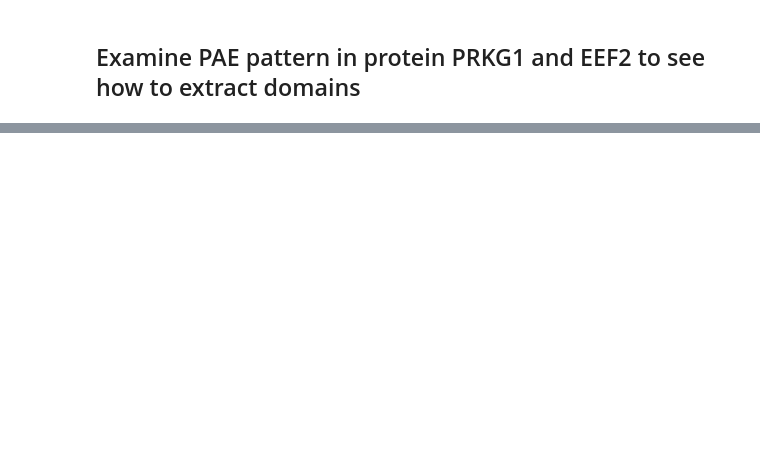
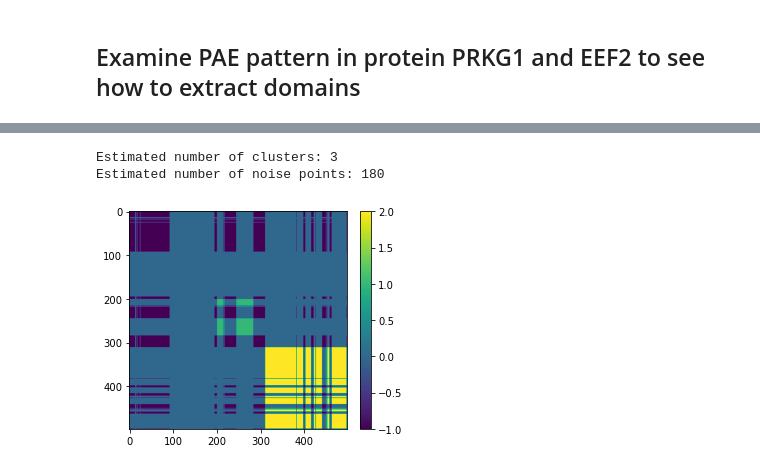
Before and after one commit to epenning/crosslinking, a Jupyter notebook: compare_crosslinks.ipynb, the cells around one changed output, grey strips where cells are left out. Saved outputs shown, nothing was run; the diff lists cells and outputs as text; code cells hidden in the pictures; blank space fills up the shorter version.

```diff
--- a/compare_crosslinks.ipynb
+++ b/compare_crosslinks.ipynb
@@ -182,6 +141,8 @@ intra_XL_counts[intra_XL_counts['af_relaxed_XL_count'].notnull()]
 # %%
 import matplotlib.pyplot as plt
 import matplotlib.colors as colors
+from sklearn.cluster import KMeans
+
 
 def plot_plddt(protein):
     sanitized_protein = sanitize_protein(protein)
@@ -197,7 +158,25 @@ def plot_plddt(protein):
     plt.ylabel('pLDDT')
 
 
-def plot_pae(protein, xl_thresholds):
+def display_clusters(labels):
+    # Number of clusters in labels, ignoring noise if present.
+    n_clusters_ = len(set(labels)) - (1 if -1 in labels else 0)
+    n_noise_ = list(labels).count(-1)
+
+    print("Estimated number of clusters: %d" % n_clusters_)
+    print("Estimated number of noise points: %d" % n_noise_)
+
+    clusters_df = pd.DataFrame([[a if a == b else 0 for b in labels] for a in labels])
+    plt.imshow(clusters_df)
+    plt.colorbar(fraction=0.046, pad=0.04)
+
+
+def predict_and_display_clusters(pae, n_clusters):
+    predicted = KMeans(n_clusters=n_clusters).fit(pae)
+
+    display_clusters(predicted.labels_)
+
+def plot_pae(protein, xl_thresholds, n_clusters):
     sanitized_protein = sanitize_protein(protein)
 
     results = pd.read_pickle('pae/' + sanitized_protein + PAE_PKL_SUFFIX)
@@ -212,19 +191,24 @@ def plot_pae(protein, xl_thresholds):
     subplot_index = 1
 
     for xl_threshold in xl_thresholds:
-        plt.subplot(1, len(xl_thresholds), subplot_index)
+        plt.subplot(1, len(xl_thresholds) + 1, subplot_index)
         subplot_index += 1
 
         protein_xls_agreed = protein_xls[protein_xls['af_distance'] <= xl_threshold]
         protein_xls_missed = protein_xls[protein_xls['af_distance'] > xl_threshold]
 
         # plt.subplot(1, 2, 2)
-        plt.imshow(pae, norm = colors.Normalize(vmin=0, vmax=max_pae), cmap = 'YlGn_r', alpha = 0.5)
+        plt.imshow(pae, norm=colors.Normalize(vmin=0, vmax=max_pae), cmap='YlGn_r', alpha=0.5)
         plt.colorbar(fraction=0.046, pad=0.04)
-        plt.scatter(protein_xls_agreed['newRes1'], protein_xls_agreed['newRes2'], marker='o', facecolor = 'none', edgecolor = 'blue')
-        plt.scatter(protein_xls_missed['newRes1'], protein_xls_missed['newRes2'], marker='x', c = 'purple')
+        plt.scatter(protein_xls_agreed['newRes1'], protein_xls_agreed['newRes2'], marker='o', facecolor='none',
+                    edgecolor='blue')
+        plt.scatter(protein_xls_missed['newRes1'], protein_xls_missed['newRes2'], marker='x', c='purple')
 
         plt.title(protein + ' Predicted Aligned Error, XL Threshold ' + str(xl_threshold))
         plt.xlabel('Scored residue')
         plt.ylabel('Aligned residue')
+
+    plt.subplot(1, len(xl_thresholds) + 1, subplot_index)
+
+    predict_and_display_clusters(pae, n_clusters)
 # %%
@@ -265,0 +267,14 @@ for pae_protein in pae_proteins:
+# %%
+protein = 'BBC118'
+
+results = pd.read_pickle('pae/' + sanitize_protein(protein) + PAE_PKL_SUFFIX)
+pae = results['predicted_aligned_error']
+# %%
+from sklearn.cluster import DBSCAN
+
+db = DBSCAN(eps=2, min_samples=40, metric='precomputed').fit(pae)
+display_clusters(db.labels_)
+# %% [output]
+Estimated number of clusters: 3
+Estimated number of noise points: 180
+[figure, added]
```
Also changed, not shown: parts of 15 cells of this notebook, 32 other files.
